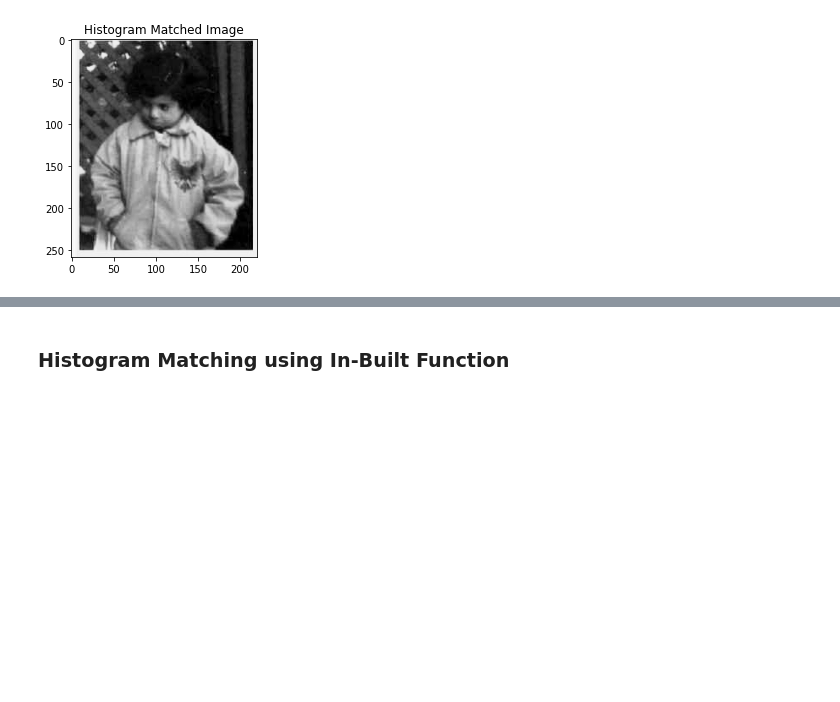
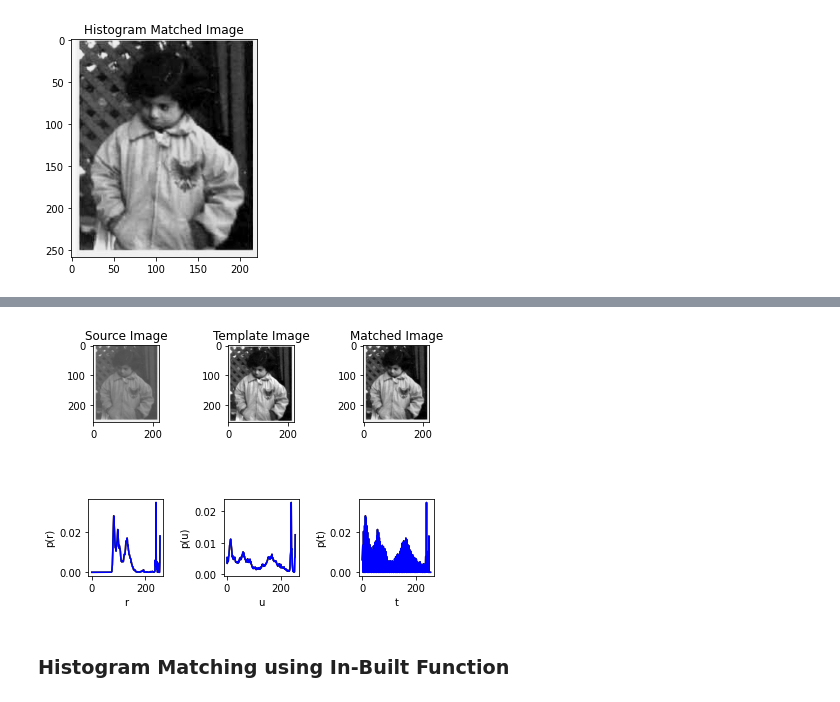
Before and after one commit to rad-mit/CS5102-Digital-Image-Processing-Project, a Jupyter notebook: Assignments/Assignment-5/DIP_Assignment_5.ipynb, the cells around one changed output, grey strips where cells are left out. Saved outputs shown, nothing was run; the diff lists cells and outputs as text; code cells hidden in the pictures; blank space fills up the shorter version.

```diff
--- a/Assignments/Assignment-5/DIP_Assignment_5.ipynb
+++ b/Assignments/Assignment-5/DIP_Assignment_5.ipynb
@@ -341,3 +422,56 @@ Text(0.5, 1.0, 'Histogram Matched Image')
+# %%
+# source image
+plt.subplot(2, 3, 1)
+plt.imshow(img_s)
+plt.title("Source Image")
+
+# template image
+plt.subplot(2, 3, 2)
+plt.imshow(img_t)
+plt.title("Template Image")
+
+# matched image
+plt.subplot(2, 3, 3)
+plt.imshow(img_hm)
+plt.title("Matched Image")
+
+# Plotting the histogram of the source image
+plt.subplot(2, 3, 4)
+plt.plot(p_r, color='r',label='r')
+plt.plot(p_g,color='g',label='g')
+plt.plot(p_b,color='b',label='b')
+plt.xlabel("r")
+plt.ylabel("p(r)")
+#plt.title("Histogram of Source Image")
+
+# plotting the histogram of template image
+plt.subplot(2, 3, 5)
+plt.plot(pt_r, color='r',label='r')
+plt.plot(pt_g,color='g',label='g')
+plt.plot(pt_b,color='b',label='b')
+plt.xlabel("u")
+plt.ylabel("p(u)")
+#plt.title("Histogram of Template Image")
+
+# histogram of matched image
+plt.subplot(2, 3, 6)
+plt.plot(pm_r, color='r',label='r')
+plt.plot(pm_g,color='g',label='g')
+plt.plot(pm_b,color='b',label='b')
+plt.xlabel("t")
+plt.ylabel("p(t)")
+#plt.title("Histogram of Matched Image")
+
+# set the spacing between subplots
+plt.subplots_adjust(left=0.1,
+                    bottom=0.1,
+                    right=0.9,
+                    top=0.9,
+                    wspace=0.8,
+                    hspace=1.0)
+plt.show()
+# %% [output]
+[figure, added]
 # %% [markdown]
 ### Histogram Matching using In-Built Function
 # %%
```
Also changed, not shown: parts of 5 cells of this notebook.
